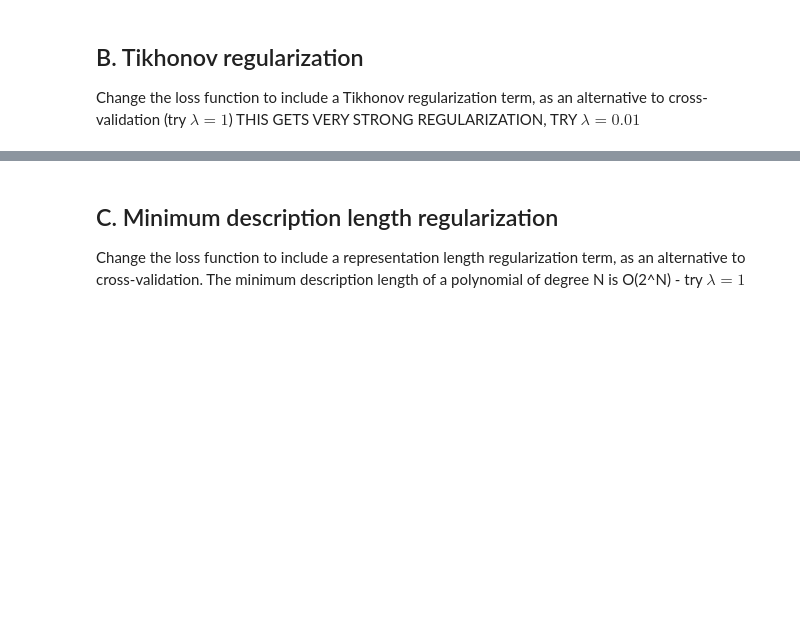
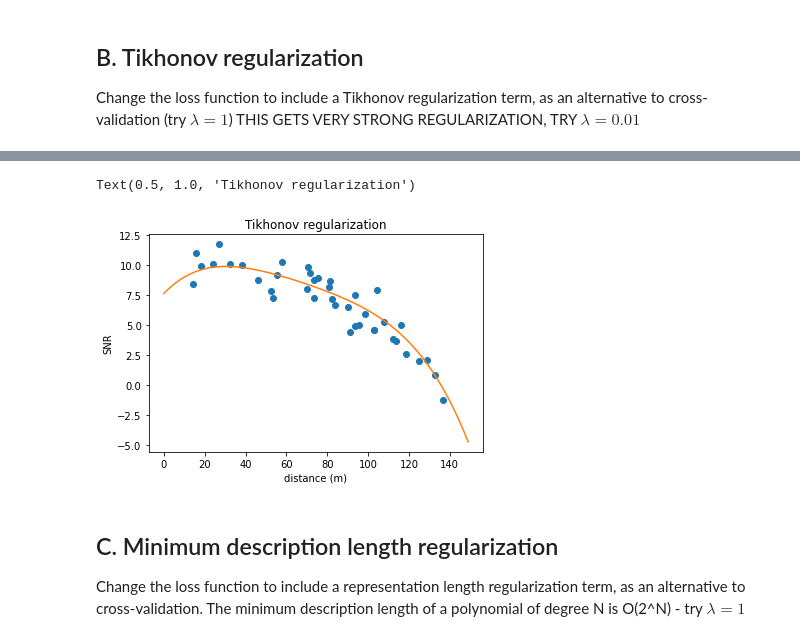
Before and after one commit to angelabortolato/MachineLearning_course, a Jupyter notebook: lab1/01_validation.ipynb, the cells around one changed output, grey strips where cells are left out. Drawn from its saved outputs; the diff is of its cells as text; code cells hidden in the pictures; blank space fills up the shorter version.

```diff
--- a/lab1/01_validation.ipynb
+++ b/lab1/01_validation.ipynb
@@ -174,3 +193,19 @@ def evaluate_tikhonov(x_train: np.ndarray, y_train: np.ndarray, lambda_par: floa
+# %%
+t_coeff=t_results[0]
+t_deg=len(t_results[0])-1
+
+t_perf=evaluate(dist_test, SNR_test, t_coeff, t_deg)
+
+t_predict=predict(np.arange(150), t_coeff, t_deg)
+
+plt.plot(dist_test, SNR_test, 'o')
+plt.plot(np.arange(150), t_predict)
+plt.xlabel('distance (m)')
+plt.ylabel('SNR')
+plt.title('Tikhonov regularization')
+# %% [output]
+Text(0.5, 1.0, 'Tikhonov regularization')
+[figure, added]
 # %% [markdown]
 ## C. Minimum description length regularization
 
```
Also changed, not shown: parts of 11 cells of this notebook.
